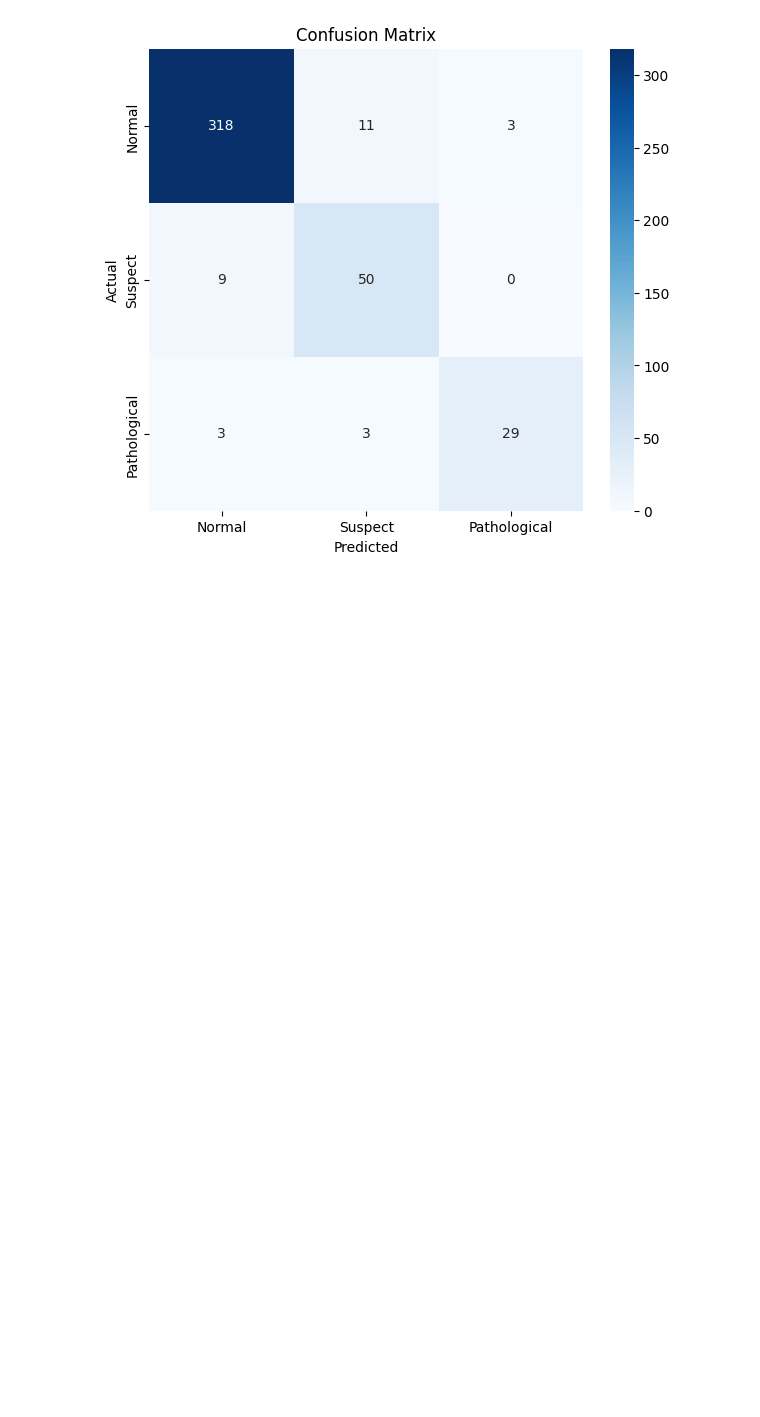
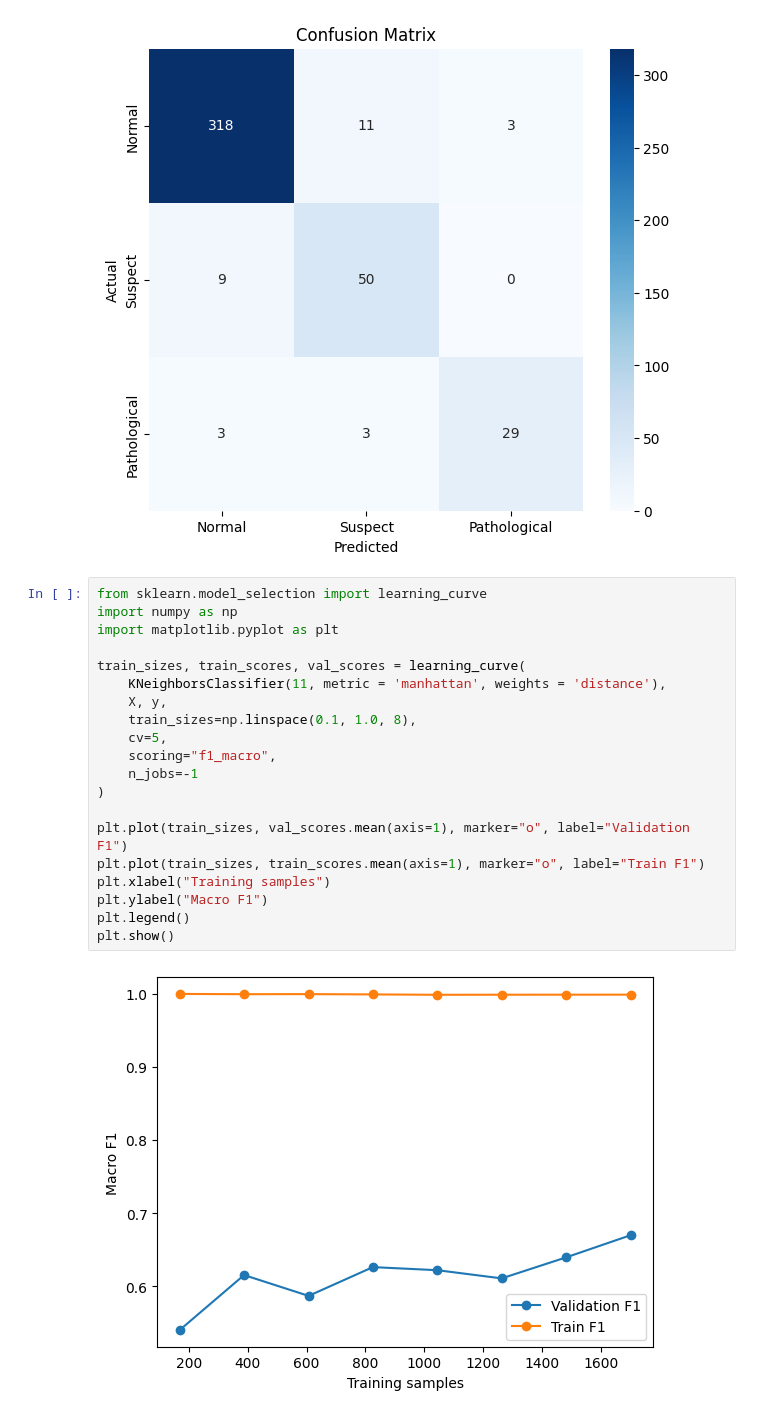
Before and after one commit to Bakwowi/Fetal-Health-Classification, a Jupyter notebook: script.ipynb, the cells around one changed output. Saved outputs shown, nothing was run; the diff lists cells and outputs as text; blank space fills up the shorter version.

```diff
--- a/script.ipynb
+++ b/script.ipynb
@@ -395,3 +384,25 @@ Pathological       0.91      0.83      0.87        35
    macro avg       0.88      0.88      0.88       426
 weighted avg       0.93      0.93      0.93       426
 [figure]
+# %%
+from sklearn.model_selection import learning_curve
+import numpy as np
+import matplotlib.pyplot as plt
+
+train_sizes, train_scores, val_scores = learning_curve(
+    KNeighborsClassifier(11, metric = 'manhattan', weights = 'distance'),
+    X, y,
+    train_sizes=np.linspace(0.1, 1.0, 8),
+    cv=5,
+    scoring="f1_macro",
+    n_jobs=-1
+)
+
+plt.plot(train_sizes, val_scores.mean(axis=1), marker="o", label="Validation F1")
+plt.plot(train_sizes, train_scores.mean(axis=1), marker="o", label="Train F1")
+plt.xlabel("Training samples")
+plt.ylabel("Macro F1")
+plt.legend()
+plt.show()
+# %% [output]
+[figure, added]
```
Also changed, not shown: parts of 10 cells of this notebook, 6 other files.
